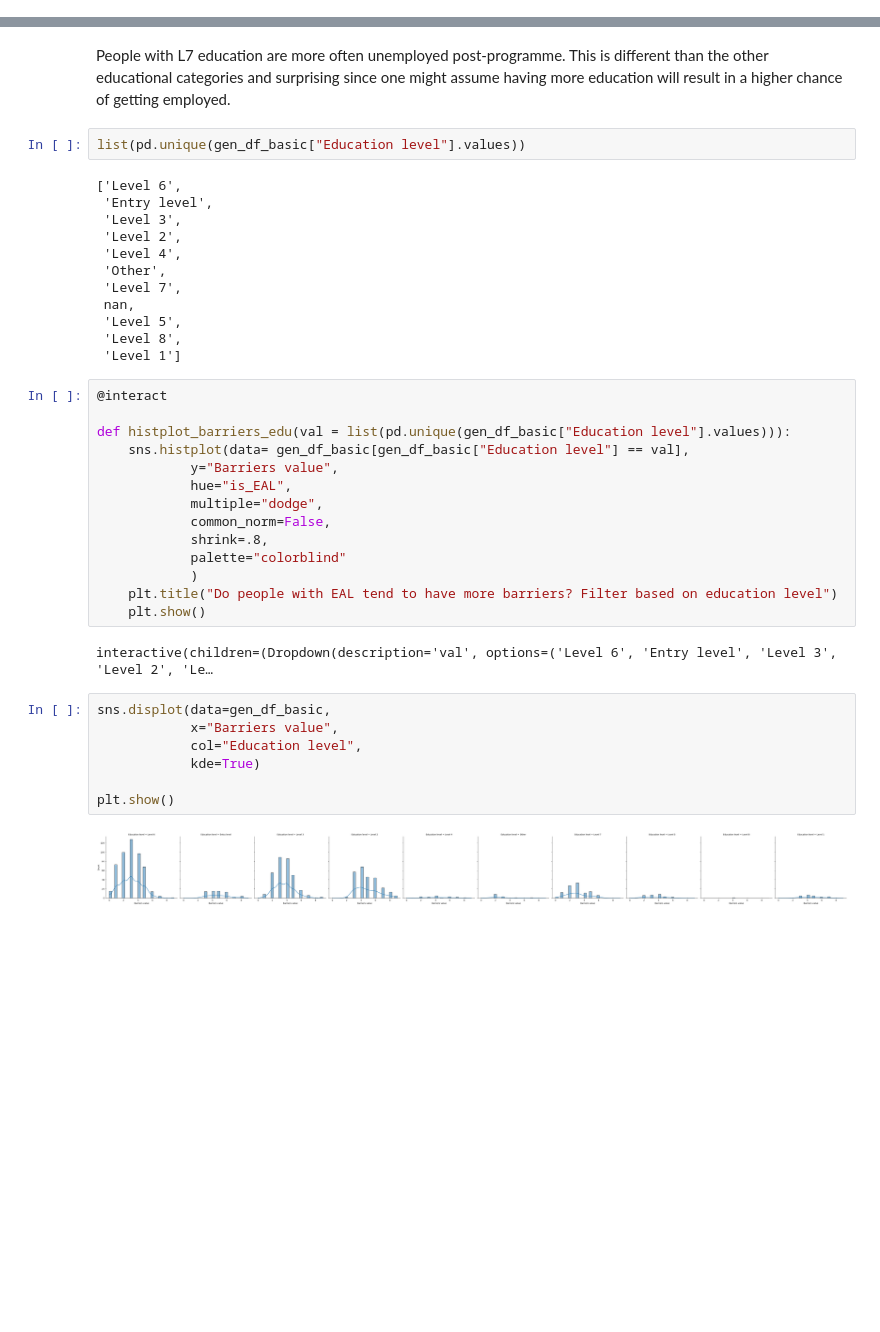
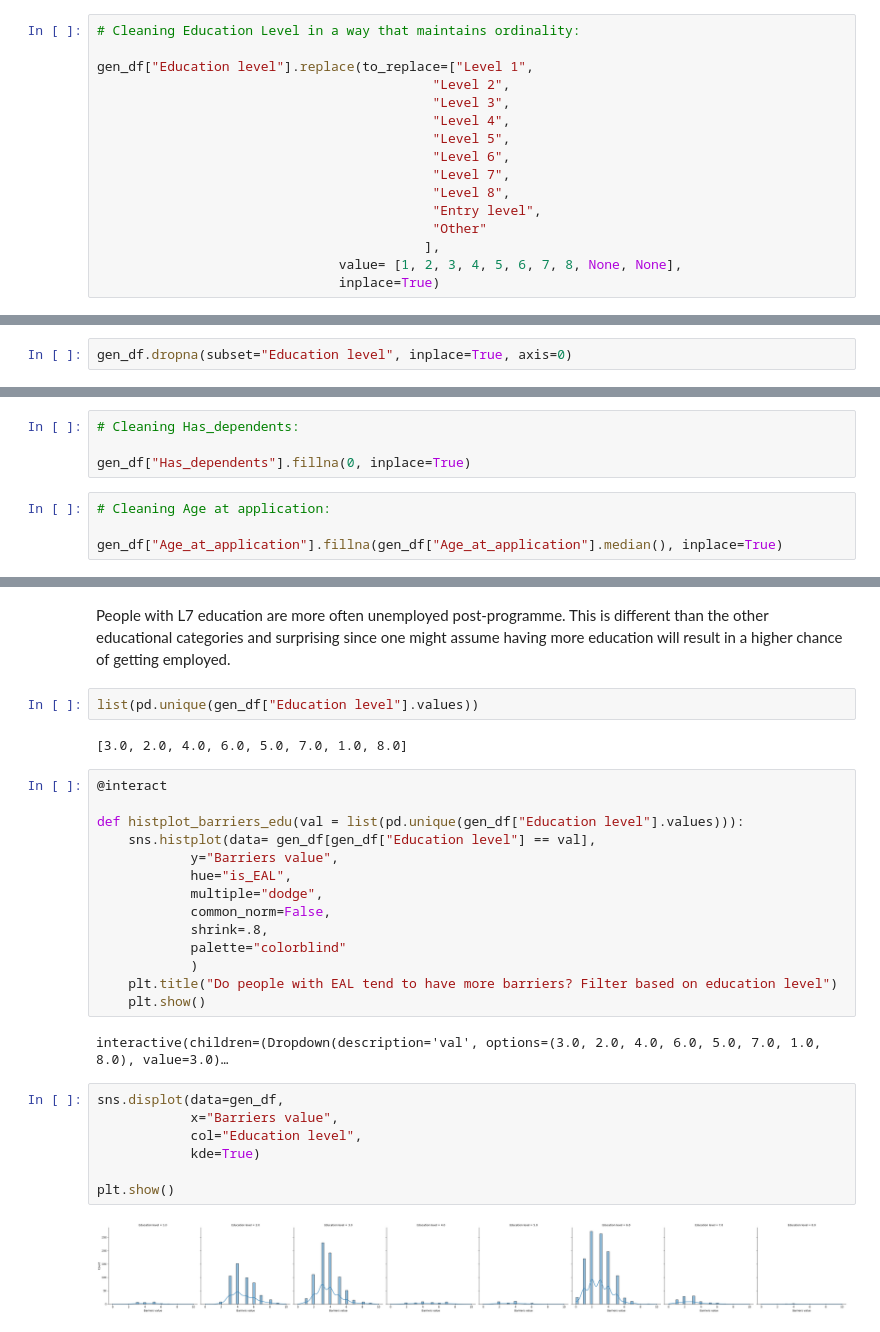
Before and after one commit to Meg-Guidry/Codeop_individul_project, a Jupyter notebook: initial_EDA.ipynb, the cells around one changed output, grey strips where cells are left out. Cells and saved outputs as stored; diff of their text form; blank space fills up the shorter version.

```diff
--- a/initial_EDA.ipynb
+++ b/initial_EDA.ipynb
@@ -248,0 +275,16 @@ interactive(children=(Dropdown(description='column', options=('ProgramName', 'Co
+# %%
+# Cleaning Education Level in a way that maintains ordinality:
+
+gen_df["Education level"].replace(to_replace=["Level 1",
+                                           "Level 2",
+                                           "Level 3",
+                                           "Level 4",
+                                           "Level 5",
+                                           "Level 6",
+                                           "Level 7",
+                                           "Level 8",
+                                           "Entry level",
+                                           "Other"
+                                          ],
+                               value= [1, 2, 3, 4, 5, 6, 7, 8, None, None],
+                               inplace=True)
@@ -248,0 +295,2 @@ interactive(children=(Dropdown(description='column', options=('ProgramName', 'Co
+# %%
+gen_df.dropna(subset="Education level", inplace=True, axis=0)
@@ -249,2 +301,10 @@ interactive(children=(Dropdown(description='column', options=('ProgramName', 'Co
+# %%
+# Cleaning Has_dependents:
+
+gen_df["Has_dependents"].fillna(0, inplace=True)
+# %%
+# Cleaning Age at application:
+
+gen_df["Age_at_application"].fillna(gen_df["Age_at_application"].median(), inplace=True)
 # %%
 @interact
@@ -276,24 +336,14 @@ Text(0.5, 1.0, 'Employment status count + Education level')
 # %% [markdown]
 People with L7 education are more often unemployed post-programme. This is different than the other educational categories and surprising since one might assume having more education will result in a higher chance of getting employed.
 # %%
-list(pd.unique(gen_df_basic["Education level"].values))
+list(pd.unique(gen_df["Education level"].values))
 # %% [output]
-['Level 6',
- 'Entry level',
- 'Level 3',
- 'Level 2',
- 'Level 4',
- 'Other',
- 'Level 7',
- nan,
- 'Level 5',
- 'Level 8',
- 'Level 1']
+[3.0, 2.0, 4.0, 6.0, 5.0, 7.0, 1.0, 8.0]
 # %%
 @interact
 
-def histplot_barriers_edu(val = list(pd.unique(gen_df_basic["Education level"].values))):
-    sns.histplot(data= gen_df_basic[gen_df_basic["Education level"] == val],
+def histplot_barriers_edu(val = list(pd.unique(gen_df["Education level"].values))):
+    sns.histplot(data= gen_df[gen_df["Education level"] == val],
             y="Barriers value",
             hue="is_EAL",
             multiple="dodge",
@@ -304,15 +354,15 @@ def histplot_barriers_edu(val = list(pd.unique(gen_df_basic["Education level"].v
     plt.title("Do people with EAL tend to have more barriers? Filter based on education level")
     plt.show()
 # %% [output]
-interactive(children=(Dropdown(description='val', options=('Level 6', 'Entry level', 'Level 3', 'Level 2', 'Le…
+interactive(children=(Dropdown(description='val', options=(3.0, 2.0, 4.0, 6.0, 5.0, 7.0, 1.0, 8.0), value=3.0)…
 # %%
-sns.displot(data=gen_df_basic,
+sns.displot(data=gen_df,
             x="Barriers value",
             col="Education level",
             kde=True)
 
 plt.show()
 # %% [output]
-[figure, old version]
+[figure, new version]
 # %%
 @interact
```
Also changed, not shown: parts of 67 cells of this notebook.
